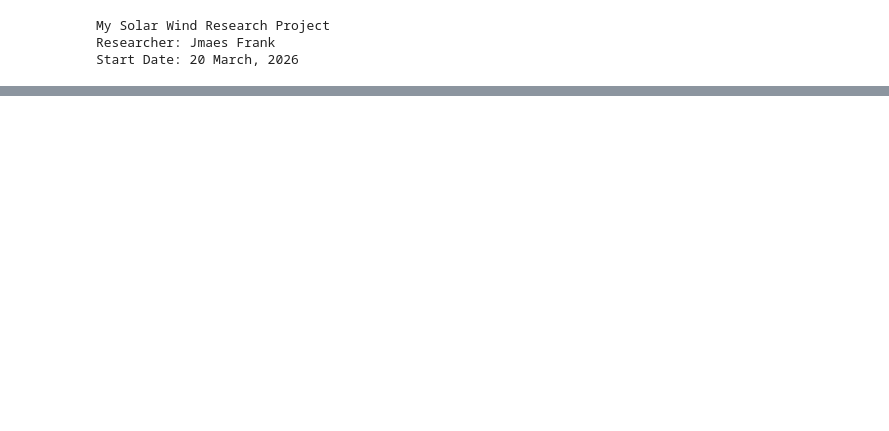
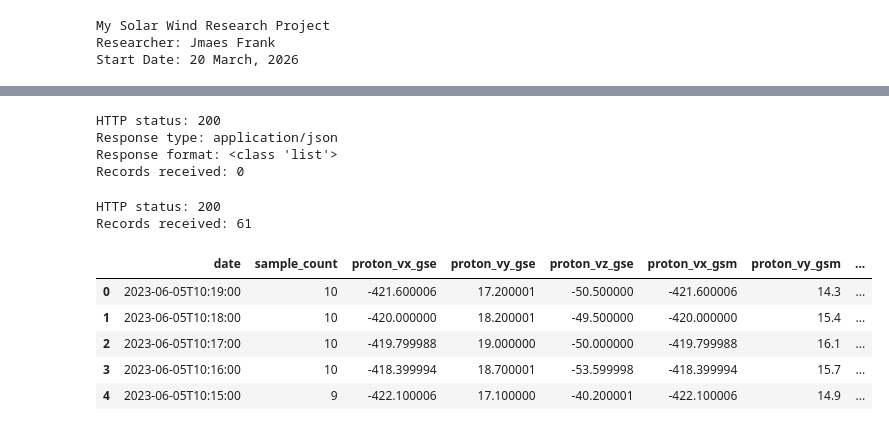
Before and after one commit to JamesFrank-Collab/Solar-Wind-Prediction-Study, a Jupyter notebook: Copy_of_solar_wind_analysis.ipynb, the cells around one changed output, grey strips where cells are left out. Drawn from its saved outputs; the diff is of its cells as text; code cells hidden in the pictures; blank space fills up the shorter version.

```diff
--- a/Copy_of_solar_wind_analysis.ipynb
+++ b/Copy_of_solar_wind_analysis.ipynb
@@ -1459,0 +1055,67 @@ Largest prediction errors:
+# %%
+import requests
+
+url = "https://dmlab.cs.gsu.edu/rdp/DSCOVR_API/data/"
+
+params = {
+    "query_start": "2026-06-01T00:00:00",
+    "query_end": "2026-06-01T01:00:00"
+}
+
+try:
+    response = requests.get(url, params=params, timeout=60)
+
+    print("HTTP status:", response.status_code)
+    print("Response type:", response.headers.get("Content-Type"))
+
+    response.raise_for_status()
+
+    data = response.json()
+
+    print("Response format:", type(data))
+    print("Records received:", len(data))
+
+    if len(data) > 0:
+        print("\nAvailable fields:")
+        print(list(data[0].keys()))
+        display(pd.DataFrame(data).head())
+
+except Exception as e:
+    print("ERROR:", repr(e))
+# %% [output]
+HTTP status: 200
+Response type: application/json
+Response format: <class 'list'>
+Records received: 0
+# %%
+import requests
+import pandas as pd
+
+url = "https://dmlab.cs.gsu.edu/rdp/DSCOVR_API/data/"
+
+params = {
+    "query_start": "2023-06-05T09:19:00",
+    "query_end": "2023-06-05T10:19:00"
+}
+
+response = requests.get(url, params=params, timeout=60)
+
+print("HTTP status:", response.status_code)
+
+data = response.json()
+
+print("Records received:", len(data))
+
+if len(data) > 0:
+    display(pd.DataFrame(data).head())
+else:
+    print("No records returned for this documented date.")
+# %% [output]
+HTTP status: 200
+Records received: 61
+|  | date | sample_count | proton_vx_gse | proton_vy_gse | proton_vz_gse | proton_vx_gsm | proton_vy_gsm | ... |
+| 0 | 2023-06-05T10:19:00 | 10 | -421.600006 | 17.200001 | -50.500000 | -421.600006 | 14.3 | ... |
+| 1 | 2023-06-05T10:18:00 | 10 | -420.000000 | 18.200001 | -49.500000 | -420.000000 | 15.4 | ... |
+| 2 | 2023-06-05T10:17:00 | 10 | -419.799988 | 19.000000 | -50.000000 | -419.799988 | 16.1 | ... |
+| 3 | 2023-06-05T10:16:00 | 10 | -418.399994 | 18.700001 | -53.599998 | -418.399994 | 15.7 | ... |
+| 4 | 2023-06-05T10:15:00 | 9 | -422.100006 | 17.100000 | -40.200001 | -422.100006 | 14.9 | ... |
```
Also changed, not shown: parts of 45 cells of this notebook.
